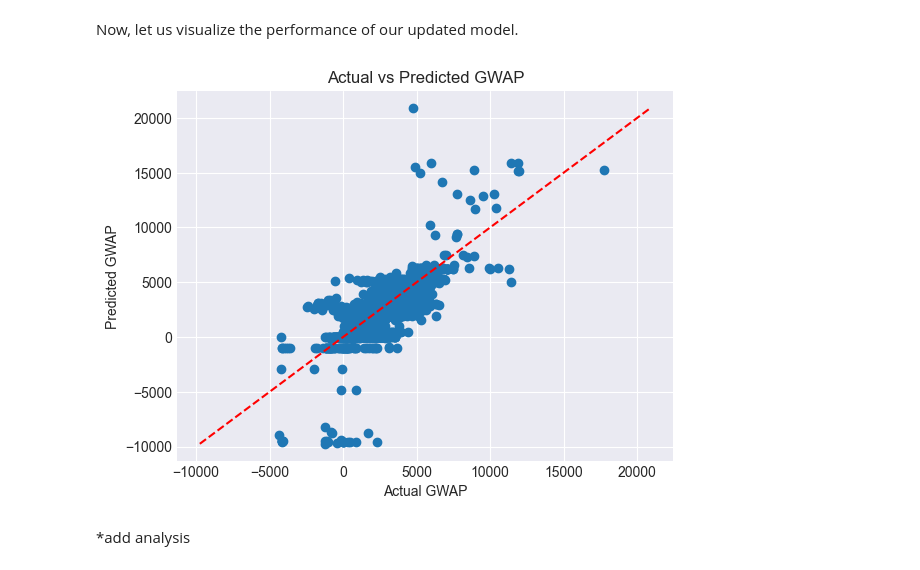
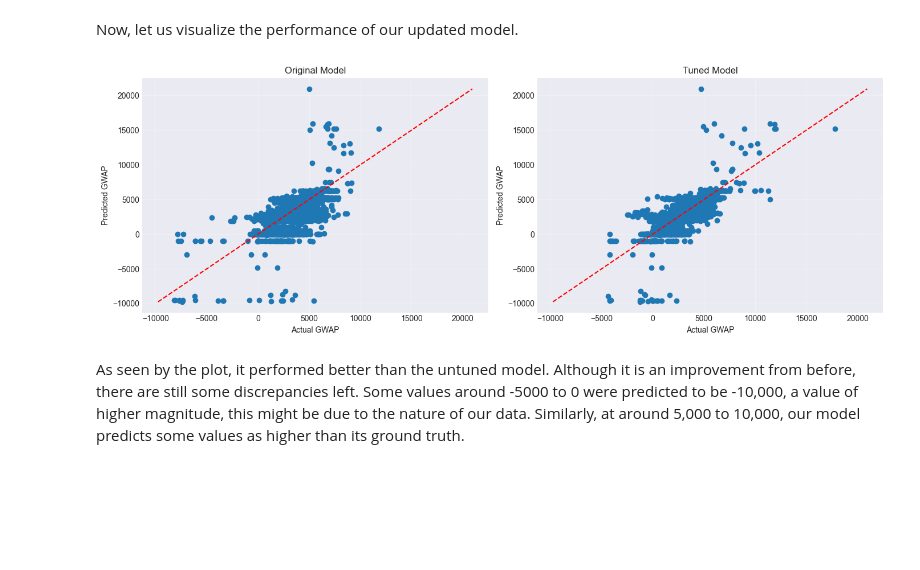
Before and after one commit to haniellejermayn/wesm-price-prediction, a Jupyter notebook: 05_NeuralNetwork.ipynb, the cells around one changed output. Saved outputs shown, nothing was run; the diff lists cells and outputs as text; code cells hidden in the pictures; blank space fills up the shorter version.

Commit message:
add documentation and plots

```diff
--- a/05_NeuralNetwork.ipynb
+++ b/05_NeuralNetwork.ipynb
@@ -443,5 +445,5 @@ The following options were selected because ...
 # %%
-hidden_layers = [[32], [64], [128], [32,32], [64,64], [128,128], [32, 32, 32], [64, 64, 64], [128, 128, 128]]
+hidden_layers = [[16],[32], [64], [128], [16, 16], [32,32], [64,64], [128,128],[16, 16, 16], [32, 32, 32], [64, 64, 64], [128, 128, 128]]
 learning_rates = [0.01, 0.001]
 batch_sizes = [32, 64, 128]
 activation = ['relu', 'tanh']
@@ -539,7 +526,7 @@ hidden_layers = [32]
 output_size = 1
 activation = 'tanh'
 
-model = NeuralNetwork(
+tuned_model = NeuralNetwork(
     input_size=input_size,
     num_outputs=output_size,
     list_hidden=hidden_layers,
@@ -559,5 +546,5 @@ NeuralNetwork(
 # %%
 criterion = nn.HuberLoss()
 learning_rate = 0.01
-optimizer = torch.optim.Adam(model.parameters(), lr=learning_rate)
+optimizer = torch.optim.Adam(tuned_model.parameters(), lr=learning_rate)
 # %% [markdown]
@@ -591,13 +577,13 @@ while epoch <= max_epochs and is_converged is not True:
         # y = torch.Tensor(y).to(torch.long)
         y = torch.Tensor(y)
 
-        model.train()
+        tuned_model.train()
 
         # Empty the gradients of the network.
         optimizer.zero_grad()
 
         # Forward propagation
-        y_pred = model(X) # calls the forward method but adding gradient tracking, hooks, extra support
+        y_pred = tuned_model(X) # calls the forward method but adding gradient tracking, hooks, extra support
 
         # Compute the loss
         loss = criterion(y_pred, y)
@@ -690,15 +687,31 @@ y_test_original = scaler_y.inverse_transform(y_test.numpy())
 # %% [markdown]
 Now, let us visualize the performance of our updated model.
 # %%
-plt.scatter(y_test_pred, y_test_original)
-plt.xlabel("Actual GWAP")
-plt.ylabel("Predicted GWAP")
-plt.title("Actual vs Predicted GWAP")
-plt.plot([min(y_test_original), max(y_test_original)],
-         [min(y_test_original), max(y_test_original)],
-         'r--')  # perfect prediction line
+fig, axes = plt.subplots(1, 2, figsize=(14, 5))
+
+# Original model
+axes[0].scatter(y_test_pred, y_test_original)
+axes[0].set_xlabel("Actual GWAP")
+axes[0].set_ylabel("Predicted GWAP")
+axes[0].set_title("Original Model")
+axes[0].plot([min(y_test_original), max(y_test_original)],
+             [min(y_test_original), max(y_test_original)],
+             'r--')  # perfect prediction line
+axes[0].grid(True, alpha=0.3)
+
+# Tuned model
+axes[1].scatter(tuned_y_test_pred, y_test_original)
+axes[1].set_xlabel("Actual GWAP")
+axes[1].set_ylabel("Predicted GWAP")
+axes[1].set_title("Tuned Model")
+axes[1].plot([min(y_test_original), max(y_test_original)],
+             [min(y_test_original), max(y_test_original)],
+             'r--')  # perfect prediction line
+axes[1].grid(True, alpha=0.3)
+
+plt.tight_layout()
 plt.show()
 # %% [output]
-[figure, old version]
+[figure, new version]
 # %% [markdown]
-*add analysis
+As seen by the plot, it performed better than the untuned model. Although it is an improvement from before, there are still some discrepancies left. Some values around -5000 to 0 were predicted to be -10,000, a value of higher magnitude, this might be due to the nature of our data. Similarly, at around 5,000 to 10,000, our model predicts some values as higher than its ground truth.
```
Also changed, not shown: parts of 11 cells of this notebook.
